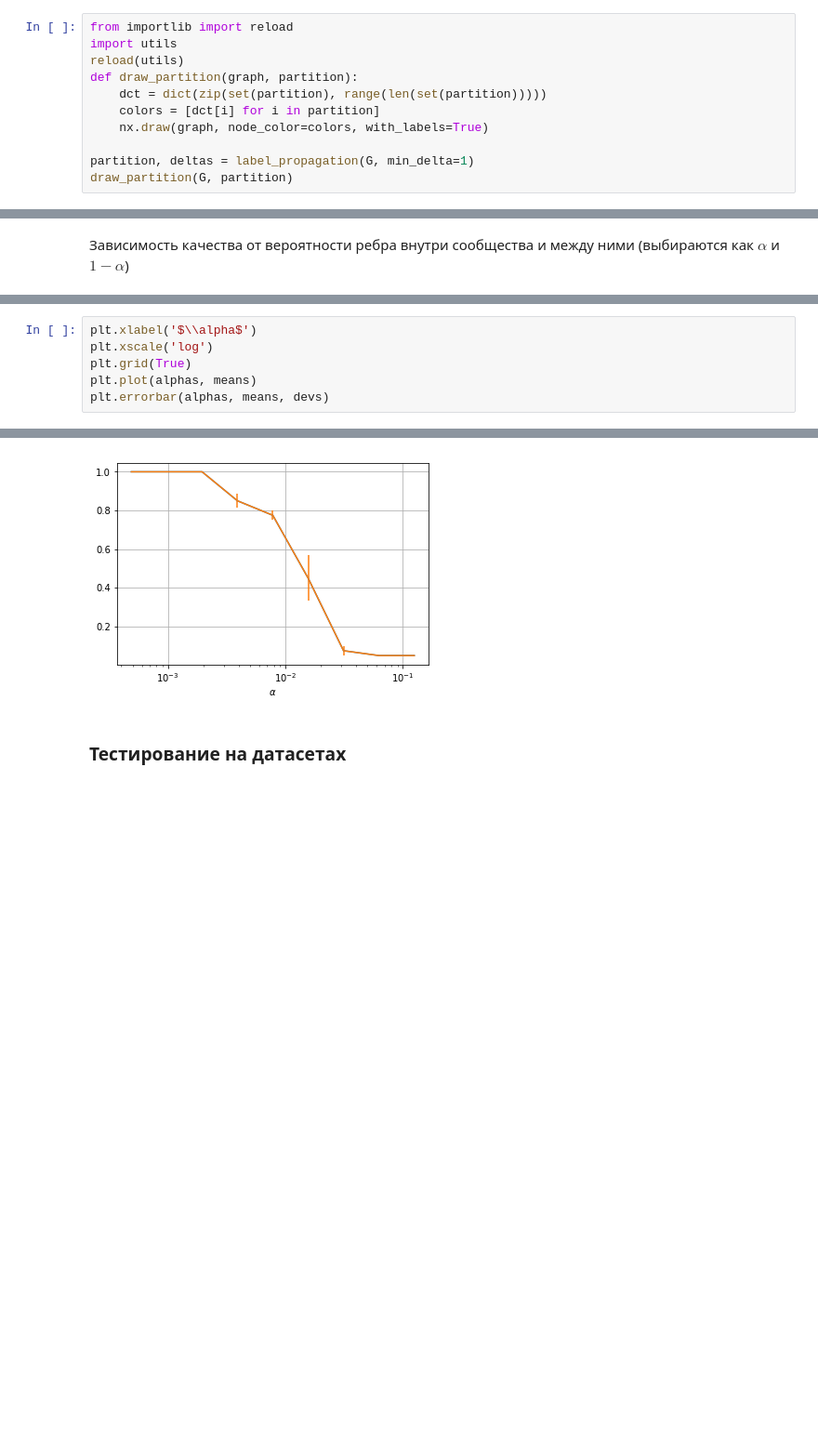
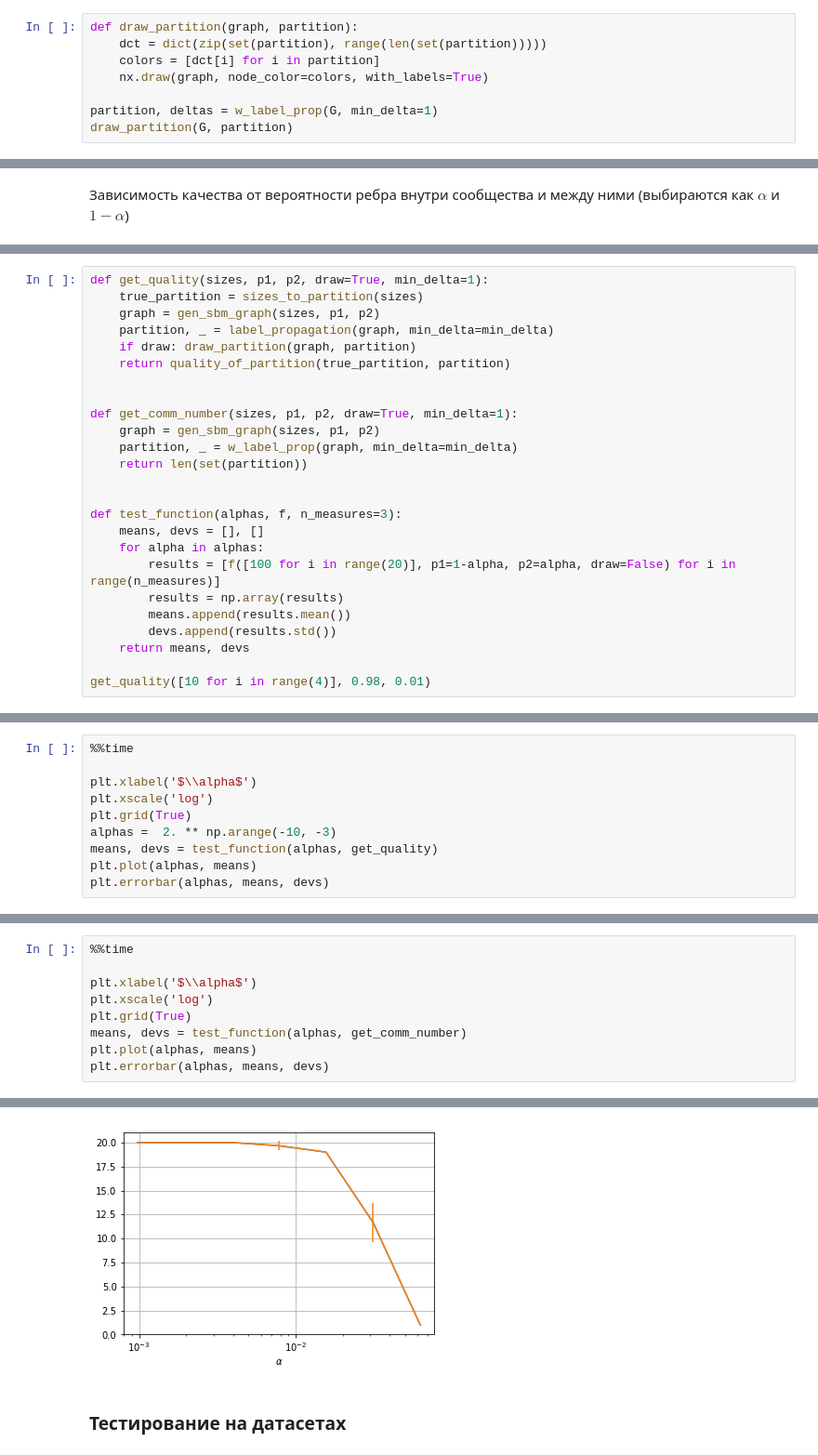
Before and after one commit to alexey9177950/data-graph, a Jupyter notebook: community_detection.ipynb, the cells around one changed output, grey strips where cells are left out. Shown at 93% size. Saved outputs shown, nothing was run; the diff lists cells and outputs as text; blank space fills up the shorter version.

```diff
--- a/community_detection.ipynb
+++ b/community_detection.ipynb
@@ -17,12 +19,9 @@ nx.draw(G)
 # %%
-from importlib import reload
-import utils
-reload(utils)
 def draw_partition(graph, partition):
     dct = dict(zip(set(partition), range(len(set(partition)))))
     colors = [dct[i] for i in partition]
     nx.draw(graph, node_color=colors, with_labels=True)
 
-partition, deltas = label_propagation(G, min_delta=1)
+partition, deltas = w_label_prop(G, min_delta=1)
 draw_partition(G, partition)
 # %% [output]
@@ -52,0 +31,25 @@ for alpha in alphas:
+# %%
+def get_quality(sizes, p1, p2, draw=True, min_delta=1):
+    true_partition = sizes_to_partition(sizes)
+    graph = gen_sbm_graph(sizes, p1, p2)
+    partition, _ = label_propagation(graph, min_delta=min_delta)
+    if draw: draw_partition(graph, partition)
+    return quality_of_partition(true_partition, partition)
+
+
+def get_comm_number(sizes, p1, p2, draw=True, min_delta=1):
+    graph = gen_sbm_graph(sizes, p1, p2)
+    partition, _ = w_label_prop(graph, min_delta=min_delta)
+    return len(set(partition))
+
+
+def test_function(alphas, f, n_measures=3):
+    means, devs = [], []
+    for alpha in alphas:
+        results = [f([100 for i in range(20)], p1=1-alpha, p2=alpha, draw=False) for i in range(n_measures)]
+        results = np.array(results)
+        means.append(results.mean())
+        devs.append(results.std())
+    return means, devs
+
+get_quality([10 for i in range(4)], 0.98, 0.01)
@@ -52,0 +59,10 @@ for alpha in alphas:
+# %%
+%%time
+
+plt.xlabel('$\\alpha$')
+plt.xscale('log')
+plt.grid(True)
+alphas =  2. ** np.arange(-10, -3)
+means, devs = test_function(alphas, get_quality)
+plt.plot(alphas, means)
+plt.errorbar(alphas, means, devs)
@@ -53,7 +73,10 @@ for alpha in alphas:
 # %%
+%%time
+
 plt.xlabel('$\\alpha$')
 plt.xscale('log')
 plt.grid(True)
+means, devs = test_function(alphas, get_comm_number)
 plt.plot(alphas, means)
 plt.errorbar(alphas, means, devs)
 # %% [output]
@@ -61,3 +85,3 @@ plt.errorbar(alphas, means, devs)
-[figure, old version]
+[figure, new version]
 # %% [markdown]
 ### Тестирование на датасетах
```
Also changed, not shown: parts of 26 cells of this notebook, 6 other files.
